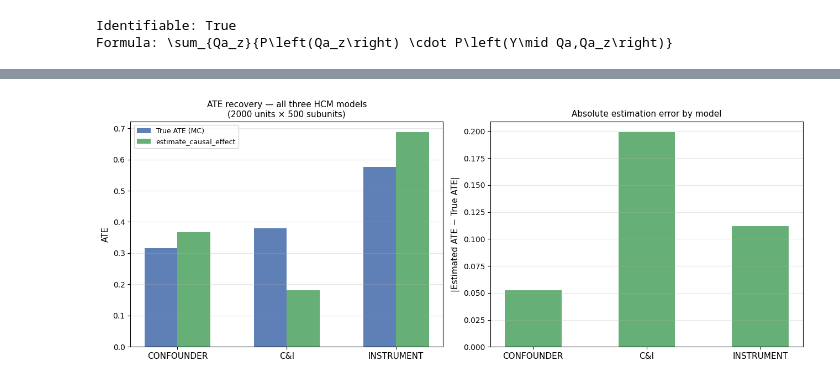
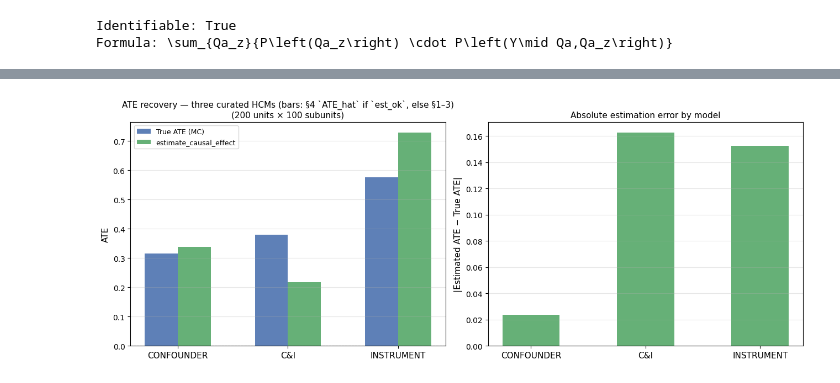
Before and after one commit to janisaiad/hierarchicalcausalmodels, a Jupyter notebook: examples/new/hcm_framework_test.ipynb, the cells around one changed output, grey strips where cells are left out. Saved outputs shown, nothing was run; the diff lists cells and outputs as text; code cells hidden in the pictures.

```diff
--- a/examples/new/hcm_framework_test.ipynb
+++ b/examples/new/hcm_framework_test.ipynb
@@ -204,10 +237,12 @@ data_conf = {
 ate1_conf = estimate_causal_effect(
     result_conf, data=data_conf, intervention={'Q^a': 1.0},
     distribution_families={'A': 'bernoulli', 'Y': 'bernoulli'},
+    n_mc_samples=ESTIMATION_N_MC,
 )
 ate0_conf = estimate_causal_effect(
     result_conf, data=data_conf, intervention={'Q^a': 0.0},
     distribution_families={'A': 'bernoulli', 'Y': 'bernoulli'},
+    n_mc_samples=ESTIMATION_N_MC,
 )
 effect_conf = ate1_conf - ate0_conf
 
@@ -357,17 +395,21 @@ data_ci = {
 ate1_ci = estimate_causal_effect(
     result_ci, data=data_ci, intervention={'Q^a': 1.0},
     distribution_families={'A': 'bernoulli', 'Y': 'bernoulli', 'Z': 'bernoulli'},
+    n_mc_samples=ESTIMATION_N_MC,
 )
 ate0_ci = estimate_causal_effect(
     result_ci, data=data_ci, intervention={'Q^a': 0.0},
     distribution_families={'A': 'bernoulli', 'Y': 'bernoulli', 'Z': 'bernoulli'},
+    n_mc_samples=ESTIMATION_N_MC,
 )
 effect_ci = ate1_ci - ate0_ci
 
-hdr = '{:<30} {:>12} {:>12} {:>10} {:>10}'.format('Method','E[Y|do(1)]','E[Y|do(0)]','ATE','Error')
+hdr = '{:<30} {:>12} {:>12} {:>10} {:>10}'.format(
+    'Method', 'E[Q^y|do(1)]', 'E[Q^y|do(0)]', 'ATE', 'Error')
 sep = '-' * 78
-print('CONFOUNDER & INTERFERENCE — ATE estimation results')
+print('CONFOUNDER & INTERFERENCE — ATE on Q^y (aligned with identify_effect)')
 print(hdr); print(sep)
 print('{:<30} {:>12.4f} {:>12.4f} {:>10.4f} {:>10}'.format('True (MC)', true_ey1_ci, true_ey0_ci, true_ate_ci, '—'))
-print('{:<30} {:>12.4f} {:>12.4f} {:>10.4f} {:>10.4f}'.format('estimate_causal_effect', ate1_ci, ate0_ci, effect_ci, abs(effect_ci-true_ate_ci)))
+print('{:<30} {:>12.4f} {:>12.4f} {:>10.4f} {:>10.4f}'.format(
+    'estimate_causal_effect', ate1_ci, ate0_ci, effect_ci, abs(effect_ci-true_ate_ci)))
 # %% [output]
@@ -523,8 +565,14 @@ plt.tight_layout(); plt.show()
 # ── 3.3  Collapse → Augment → Marginalize ────────────────────────────────────
 inst_cgm     = collapse(hscm_inst)
 inst_aug_cgm = augment_collapsed_model(inst_cgm, 'Q^a', {'Q^z', 'Q^{a|z}'})
-inst_mar_cgm = marginalize_augmented_model(inst_aug_cgm, 'Y', {'Q^z'})
+inst_mar_cgm = marginalize_augmented_model(inst_aug_cgm, 'Q^a', {'Q^z'})
 inst_mar_cgm.unobserved_variables = {'U'}
+# we align §3 with gallery: marginalize drops Q^z->Y; add Q^a->Y so identify_effect is non-degenerate
+from causalgraphicalmodels import CausalGraphicalModel as _CGM_inst
+_in = list(inst_mar_cgm.dag.nodes)
+_ie = list(inst_mar_cgm.dag.edges)
+if ("Q^a", "Y") not in _ie:
+    inst_mar_cgm = _CGM_inst(nodes=_in, edges=_ie + [("Q^a", "Y")])
 
 print('Collapsed    nodes:', sorted(inst_cgm.dag.nodes))
 print('Collapsed    edges:', sorted(inst_cgm.dag.edges))
@@ -609,16 +658,19 @@ print()
 ate1_inst = estimate_causal_effect(
     result_inst, data=data_inst, intervention={'Q^a': 1.0},
     distribution_families={'A': 'bernoulli', 'Y': 'bernoulli', 'Z': 'bernoulli'},
+    n_mc_samples=ESTIMATION_N_MC,
 )
 ate0_inst = estimate_causal_effect(
     result_inst, data=data_inst, intervention={'Q^a': 0.0},
     distribution_families={'A': 'bernoulli', 'Y': 'bernoulli', 'Z': 'bernoulli'},
+    n_mc_samples=ESTIMATION_N_MC,
 )
 effect_inst = ate1_inst - ate0_inst
 
-hdr = '{:<30} {:>12} {:>12} {:>10} {:>10}'.format('Method','E[Y|do(1)]','E[Y|do(0)]','ATE','Error')
+hdr = '{:<30} {:>12} {:>12} {:>10} {:>10}'.format(
+    'Method', 'E[Y|do(1)]', 'E[Y|do(0)]', 'ATE', 'Error')
 sep = '-' * 78
-print('INSTRUMENT — ATE estimation results')
+print('INSTRUMENT — ATE on Y vs do(Q^a) (truth = §3.5 structural MC)')
 print(hdr); print(sep)
 print('{:<30} {:>12.4f} {:>12.4f} {:>10.4f} {:>10}'.format(
     'True (MC)', true_ey1_inst, true_ey0_inst, true_ate_inst, '—'))
@@ -672,30 +1110,39 @@ INSTRUMENT    0.5758         0.6876  0.1118
 # %%
-models    = ['CONFOUNDER', 'C&I', 'INSTRUMENT']
-true_ates = [true_ate_conf, true_ate_ci,  true_ate_inst]
-est_ates  = [effect_conf,   effect_ci,    effect_inst]
+models    = [t[1] for t in _CURATED_LABELS]
+true_ates = [float(df_gallery.loc[t[0]]["true_ATE"]) for t in _CURATED_LABELS]
+est_ates  = [
+    float(df_gallery.loc[t[0]]["ATE_hat"])
+    if df_gallery.loc[t[0]]["est_ok"]
+    else t[2]
+    for t in _CURATED_LABELS
+]
 
 x, w = np.arange(len(models)), 0.3
 
 fig, axes = plt.subplots(1, 2, figsize=(13, 5))
 
 # ATE comparison
 ax = axes[0]
 ax.bar(x - w/2, true_ates, w, label='True ATE (MC)',          color='#4c72b0', alpha=0.9)
 ax.bar(x + w/2, est_ates,  w, label='estimate_causal_effect',  color='#55a868', alpha=0.9)
 ax.set_xticks(x); ax.set_xticklabels(models, fontsize=11)
 ax.set_ylabel('ATE', fontsize=11)
-ax.set_title(f'ATE recovery — all three HCM models\n({N_UNITS} units × {N_SUB} subunits)', fontsize=11)
+ax.set_title(
+    "ATE recovery — three curated HCMs (bars: §4 `ATE_hat` if `est_ok`, else §1–3)\n"
+    "({} units × {} subunits)".format(N_UNITS, N_SUB),
+    fontsize=11,
+)
 ax.legend(fontsize=9); ax.axhline(0, color='gray', lw=0.8, ls='--'); ax.grid(axis='y', alpha=0.3)
 
 # Absolute errors
 ax2 = axes[1]
 errs = [abs(e - t) for e, t in zip(est_ates, true_ates)]
 ax2.bar(x, errs, 0.5, color='#55a868', alpha=0.9)
 ax2.set_xticks(x); ax2.set_xticklabels(models, fontsize=11)
 ax2.set_ylabel('|Estimated ATE − True ATE|', fontsize=11)
 ax2.set_title('Absolute estimation error by model', fontsize=11)
 ax2.grid(axis='y', alpha=0.3)
 
 plt.tight_layout(); plt.show()
 # %% [output]
-[figure, old version]
+[figure, new version]
```
Also changed, not shown: parts of 22 cells of this notebook, 11 other files.
